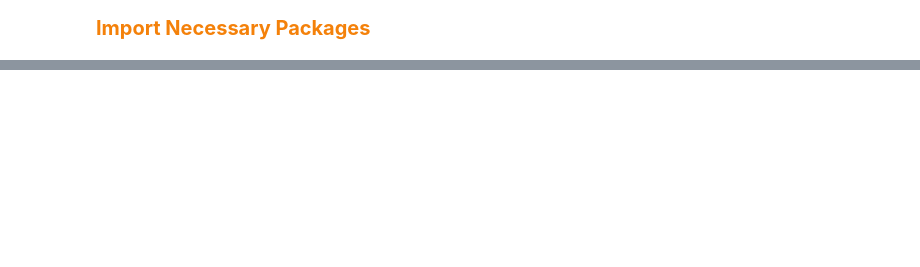
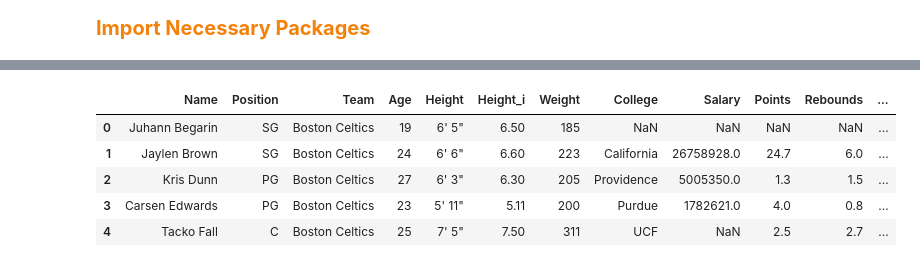
Before and after one commit to ashwanthsridhar/NBA_Position_Classifier, a Jupyter notebook: Analysis.ipynb, the cells around one changed output, grey strips where cells are left out. Saved outputs shown, nothing was run; the diff lists cells and outputs as text; code cells hidden in the pictures; blank space fills up the shorter version.

```diff
--- a/Analysis.ipynb
+++ b/Analysis.ipynb
@@ -13,0 +29,10 @@ import numpy as np
+# %%
+attributes = pd.read_csv('players.csv')
+attributes.head()
+# %% [output]
+|  | Name | Position | Team | Age | Height | Height_i | Weight | College | Salary | Points | Rebounds | ... |
+| 0 | Juhann Begarin | SG | Boston Celtics | 19 | 6' 5" | 6.50 | 185 | NaN | NaN | NaN | NaN | ... |
+| 1 | Jaylen Brown | SG | Boston Celtics | 24 | 6' 6" | 6.60 | 223 | California | 26758928.0 | 24.7 | 6.0 | ... |
+| 2 | Kris Dunn | PG | Boston Celtics | 27 | 6' 3" | 6.30 | 205 | Providence | 5005350.0 | 1.3 | 1.5 | ... |
+| 3 | Carsen Edwards | PG | Boston Celtics | 23 | 5' 11" | 5.11 | 200 | Purdue | 1782621.0 | 4.0 | 0.8 | ... |
+| 4 | Tacko Fall | C | Boston Celtics | 25 | 7' 5" | 7.50 | 311 | UCF | NaN | 2.5 | 2.7 | ... |
```
Also changed, not shown: parts of 2 cells of this notebook.
